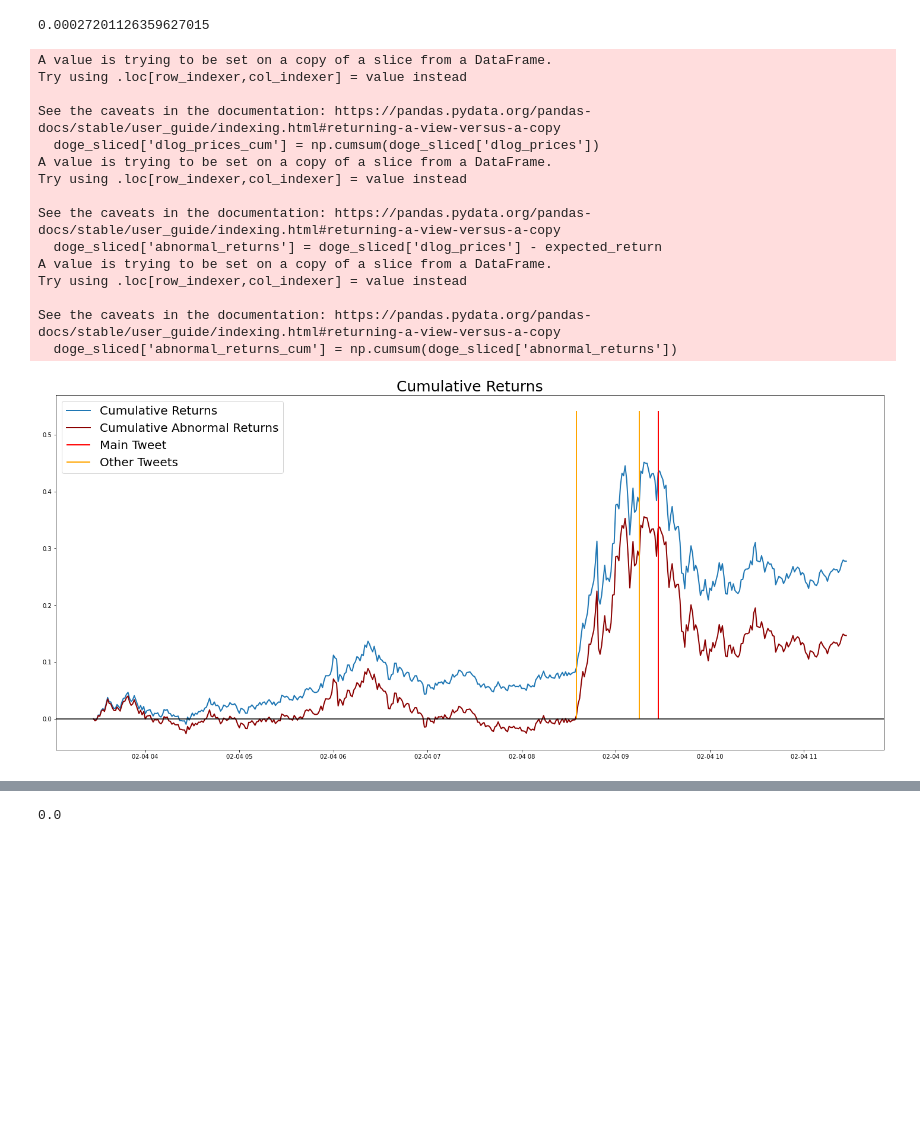
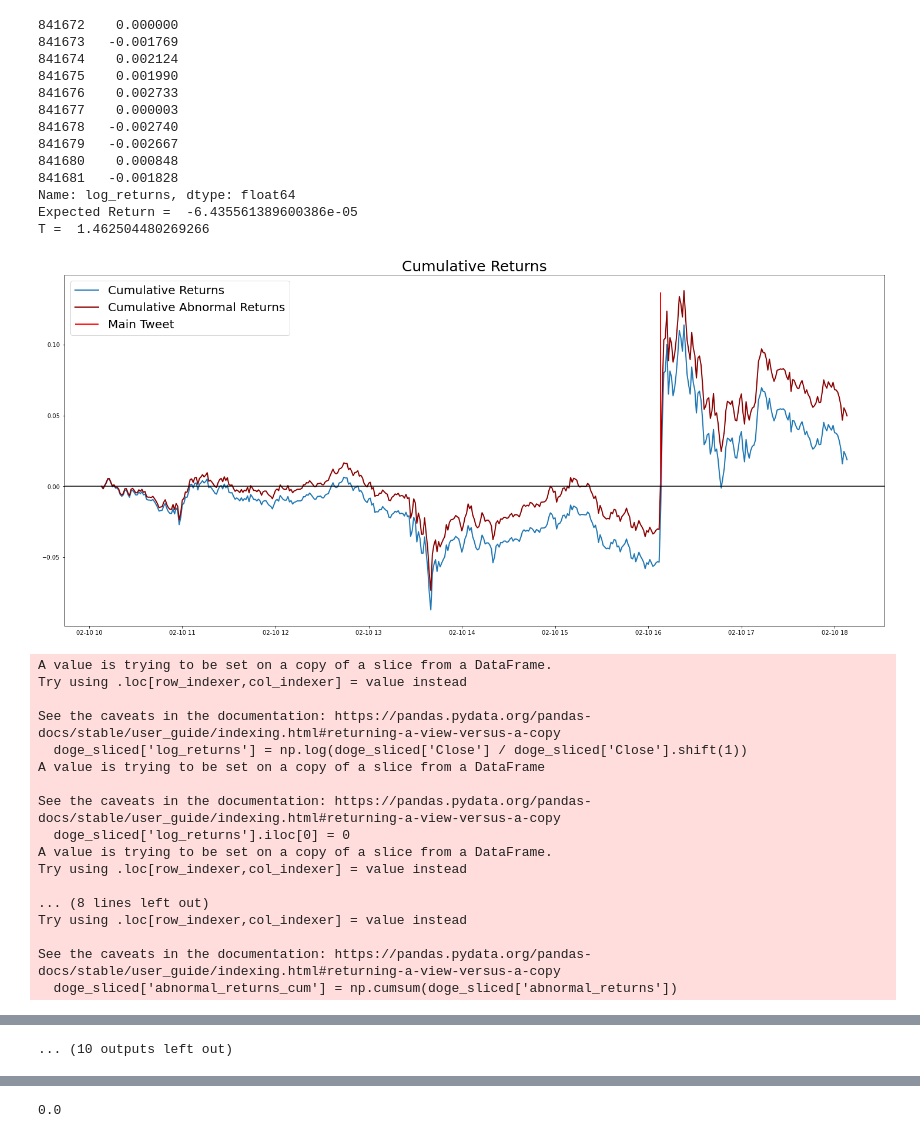
Before and after one commit to Zin9zan9/QMEF, a Jupyter notebook: doge_coin_prices.ipynb, the cells around one changed output, grey strips where cells are left out. Drawn from its saved outputs; the diff is of its cells as text; code cells hidden in the pictures; blank space fills up the shorter version.

```diff
--- a/doge_coin_prices.ipynb
+++ b/doge_coin_prices.ipynb
@@ -52,34 +59,51 @@ for _, tweet in df_tweets_relevant.iterrows():
     doge_sliced = df[(df['timestamp'] >= timestamp-360*60) & (df['timestamp'] <= timestamp+120*60)]
     tweets_sliced = df_tweets[(df_tweets['timestamp'] >= timestamp-100*60) & (df_tweets['timestamp'] <= timestamp+100*60)]
 
-    base_value = doge_sliced.iloc[0, 4]
-
-    doge_sliced['log_prices'] = np.log(doge_sliced['Close'])
-    doge_sliced['dlog_prices'] = [0]*len(doge_sliced['log_prices'])
+    doge_sliced['log_returns'] = np.log(doge_sliced['Close'] / doge_sliced['Close'].shift(1))
+    doge_sliced['log_returns'].iloc[0] = 0
+    print(doge_sliced['log_returns'].iloc[0:10])
+    # doge_sliced['dlog_prices'] = [0]*len(doge_sliced['log_prices'])
 
     # Super ineffizient
-    for i in range(1, len(doge_sliced['log_prices'])):
-        doge_sliced['dlog_prices'].iloc[i] = doge_sliced['log_prices'].iloc[i] - doge_sliced['log_prices'].iloc[(i-1)]
+    # for i in range(1, len(doge_sliced['log_prices'])):
+    #     doge_sliced['dlog_prices'].iloc[i] = doge_sliced['log_prices'].iloc[i] - doge_sliced['log_prices'].iloc[(i-1)]
 
-    doge_sliced['dlog_prices_cum'] = np.cumsum(doge_sliced['dlog_prices'])
+    doge_sliced['cum_log_returns'] = np.cumsum(doge_sliced['log_returns'])
 
     # Expected Returns which are based on the mean value of the returns of the last 5 hours before the tweet.
-    expected_return = np.mean(doge_sliced['dlog_prices'].iloc[0:300])
-    print(expected_return)
+    # Event Takes place at t=360
+    expected_return = np.mean(doge_sliced['log_returns'].iloc[1:301]) # Fehler bei Ante, da Ante 1:301 nimmt und nicht 0:300
+    print('Expected Return = ', expected_return)
 
     # Abnormal Returns based on After Returns - Mean Value of Returns (before Tweet)
-    doge_sliced['abnormal_returns'] = doge_sliced['dlog_prices'] - expected_return
+    doge_sliced['abnormal_returns'] = doge_sliced['log_returns'] - expected_return
     doge_sliced['abnormal_returns_cum'] = np.cumsum(doge_sliced['abnormal_returns'])
 
     # doge_sliced['CAR'] = doge_sliced['Close']/base_value
 
+
+    car_1 = np.sum(doge_sliced['abnormal_returns'].iloc[360:366])
+    # print(doge_sliced['abnormal_returns'].iloc[360:366])
+    var_1 = np.var(doge_sliced['abnormal_returns'].iloc[360:366])
+
+    car_2 = np.sum(doge_sliced['abnormal_returns'].iloc[359:365])
+    # print(doge_sliced['abnormal_returns'].iloc[359:365])
+    var_2 = np.var(doge_sliced['abnormal_returns'].iloc[359:365])
+
+    # print('CAR_1', car_1)
+    # print('VAR_1', var_1)
+    # print('T = ', (doge_sliced['abnormal_returns'].iloc[359:365].mean() / doge_sliced['abnormal_returns'].iloc[359:365].std()) * np.sqrt(6))
+    # print('CAR_2', car_2)
+    # print('VAR_2', var_2)
+    print('T = ', (doge_sliced['abnormal_returns'].iloc[360:366].mean() / doge_sliced['abnormal_returns'].iloc[360:366].std()) * np.sqrt(6)) # <-- richtiger Wert
+
     fig = plt.figure(1, figsize = (25, 11))
-    plt.plot(doge_sliced["Date"], doge_sliced['dlog_prices_cum'], lw=2, label='Cumulative Returns')
+    plt.plot(doge_sliced["Date"], doge_sliced['cum_log_returns'], lw=2, label='Cumulative Returns')
     plt.plot(doge_sliced["Date"], doge_sliced['abnormal_returns_cum'], lw=2, label='Cumulative Abnormal Returns', color='darkred')
-    plt.vlines(dt.fromtimestamp(timestamp), label='Main Tweet', ymin=0, ymax=doge_sliced['dlog_prices_cum'].max()*1.2, colors='red', lw=2)
+    plt.vlines(dt.fromtimestamp(timestamp), label='Main Tweet', ymin=0, ymax=doge_sliced['cum_log_returns'].max()*1.2, colors='red', lw=2)
 
     if len(tweets_sliced) > 1:
-        plt.vlines([dt.fromtimestamp(i) for i in tweets_sliced['timestamp'] if i != timestamp], label='Other Tweets', ymin=0, ymax=doge_sliced['dlog_prices_cum'].max()*1.2, colors='orange', lw=2)
+        plt.vlines([dt.fromtimestamp(i) for i in tweets_sliced['timestamp'] if i != timestamp], label='Other Tweets', ymin=0, ymax=doge_sliced['abnormal_returns_cum'].max()*1.2, colors='orange', lw=2)
     plt.axhline(0, color = 'black')
     plt.legend(loc='best', fontsize=20)
     plt.title('Cumulative Returns', size=25)
@@ -105,17 +132,31 @@ See the caveats in the documentation: https://pandas.pydata.org/pandas-docs/stab
-0.00027201126359627015
+841672    0.000000
+841673   -0.001769
+841674    0.002124
+841675    0.001990
+841676    0.002733
+841677    0.000003
+841678   -0.002740
+841679   -0.002667
+841680    0.000848
+841681   -0.001828
+Name: log_returns, dtype: float64
+Expected Return =  -6.435561389600386e-05
+T =  1.462504480269266
+[figure, new version]
 A value is trying to be set on a copy of a slice from a DataFrame.
 Try using .loc[row_indexer,col_indexer] = value instead
 
 See the caveats in the documentation: https://pandas.pydata.org/pandas-docs/stable/user_guide/indexing.html#returning-a-view-versus-a-copy
-  doge_sliced['dlog_prices_cum'] = np.cumsum(doge_sliced['dlog_prices'])
+  doge_sliced['log_returns'] = np.log(doge_sliced['Close'] / doge_sliced['Close'].shift(1))
+A value is trying to be set on a copy of a slice from a DataFrame
+
+See the caveats in the documentation: https://pandas.pydata.org/pandas-docs/stable/user_guide/indexing.html#returning-a-view-versus-a-copy
+  doge_sliced['log_returns'].iloc[0] = 0
 A value is trying to be set on a copy of a slice from a DataFrame.
 Try using .loc[row_indexer,col_indexer] = value instead
 
-See the caveats in the documentation: https://pandas.pydata.org/pandas-docs/stable/user_guide/indexing.html#returning-a-view-versus-a-copy
-  doge_sliced['abnormal_returns'] = doge_sliced['dlog_prices'] - expected_return
-A value is trying to be set on a copy of a slice from a DataFrame.
+... (8 lines left out)
 Try using .loc[row_indexer,col_indexer] = value instead
 
 See the caveats in the documentation: https://pandas.pydata.org/pandas-docs/stable/user_guide/indexing.html#returning-a-view-versus-a-copy
   doge_sliced['abnormal_returns_cum'] = np.cumsum(doge_sliced['abnormal_returns'])
-[figure, old version]
@@ -122,3 +239,4 @@ See the caveats in the documentation: https://pandas.pydata.org/pandas-docs/stab
+... (10 outputs left out)
 # %%
 df['Date'] = df['timestamp'].apply(lambda x: dt.fromtimestamp(x))
 
```
Also changed, not shown: parts of 5 cells of this notebook, 2 other files.
